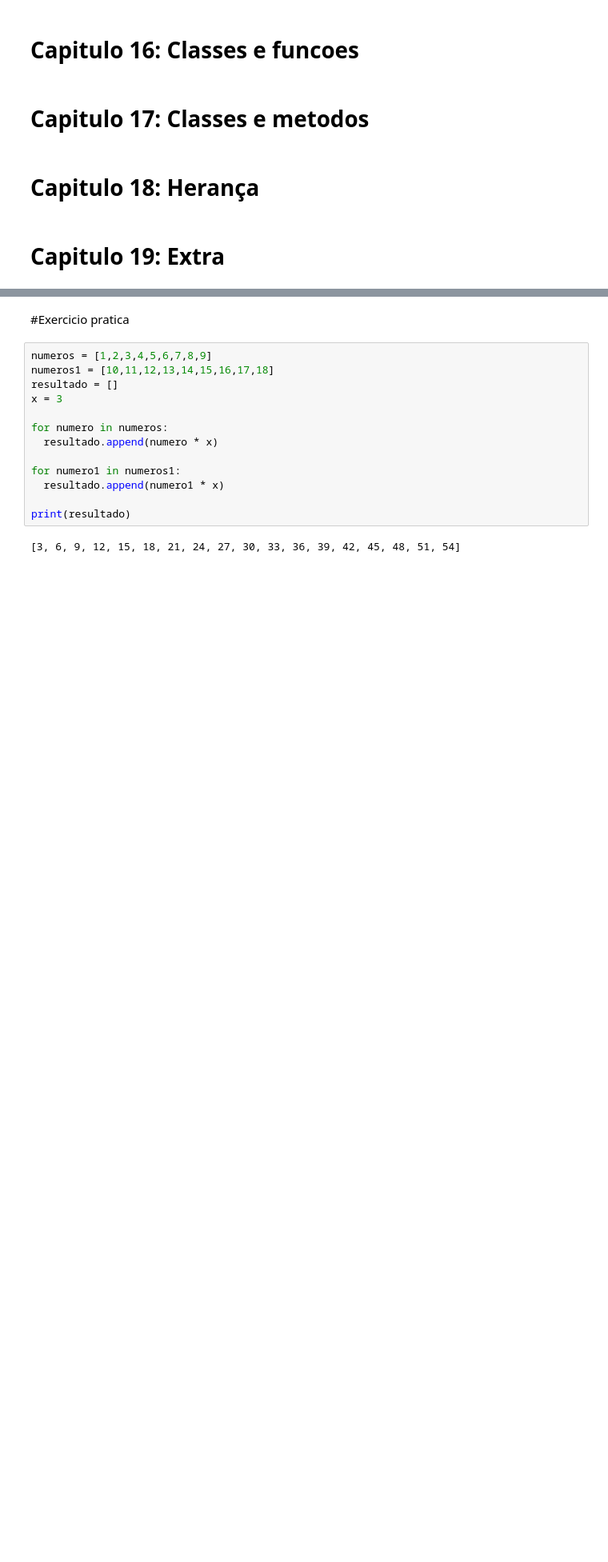
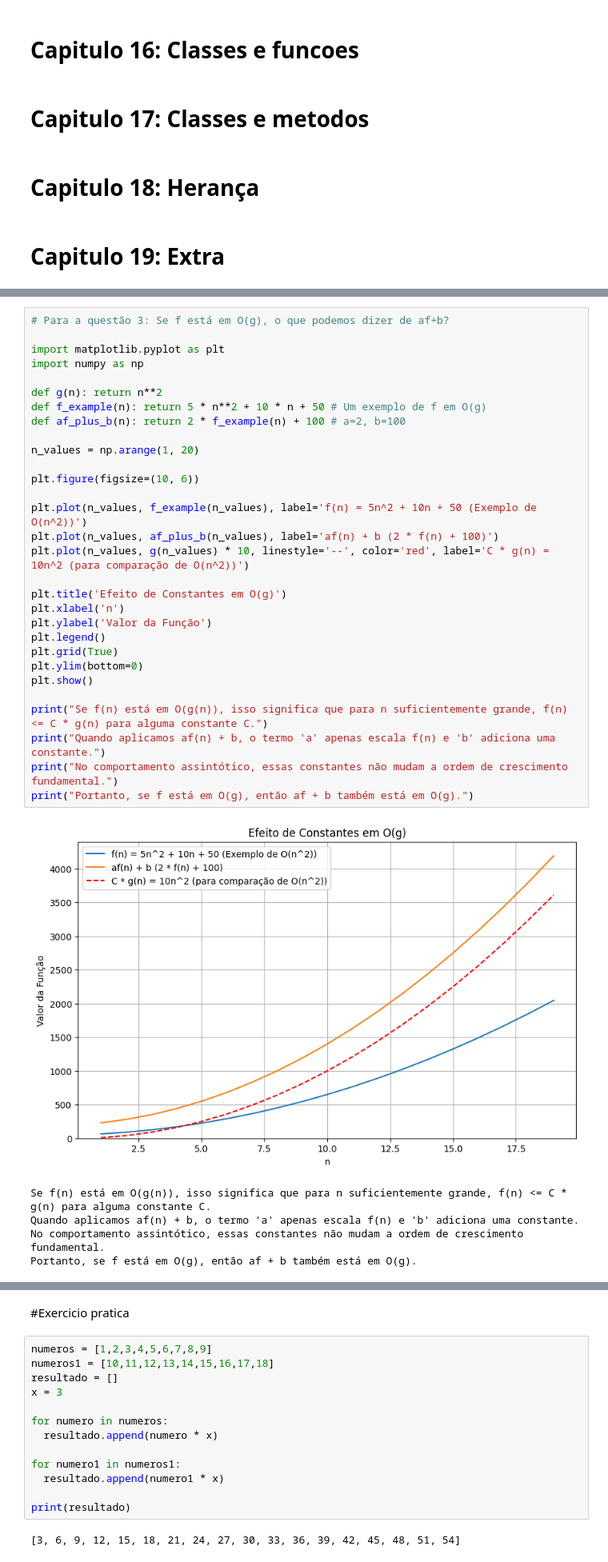
Before and after one commit to oviccenzo/pense-em-python-2-edicao-alien-downey, a Jupyter notebook: pense_em_python.ipynb, the cells around one changed output, grey strips where cells are left out. Shown at 80% size. Cells and saved outputs as stored; diff of their text form; blank space fills up the shorter version.

```diff
--- a/pense_em_python.ipynb
+++ b/pense_em_python.ipynb
@@ -1611,0 +2407,36 @@ Digite qualquer número: 3
+# %%
+# Para a questão 3: Se f está em O(g), o que podemos dizer de af+b?
+
+import matplotlib.pyplot as plt
+import numpy as np
+
+def g(n): return n**2
+def f_example(n): return 5 * n**2 + 10 * n + 50 # Um exemplo de f em O(g)
+def af_plus_b(n): return 2 * f_example(n) + 100 # a=2, b=100
+
+n_values = np.arange(1, 20)
+
+plt.figure(figsize=(10, 6))
+
+plt.plot(n_values, f_example(n_values), label='f(n) = 5n^2 + 10n + 50 (Exemplo de O(n^2))')
+plt.plot(n_values, af_plus_b(n_values), label='af(n) + b (2 * f(n) + 100)')
+plt.plot(n_values, g(n_values) * 10, linestyle='--', color='red', label='C * g(n) = 10n^2 (para comparação de O(n^2))')
+
+plt.title('Efeito de Constantes em O(g)')
+plt.xlabel('n')
+plt.ylabel('Valor da Função')
+plt.legend()
+plt.grid(True)
+plt.ylim(bottom=0)
+plt.show()
+
+print("Se f(n) está em O(g(n)), isso significa que para n suficientemente grande, f(n) <= C * g(n) para alguma constante C.")
+print("Quando aplicamos af(n) + b, o termo 'a' apenas escala f(n) e 'b' adiciona uma constante.")
+print("No comportamento assintótico, essas constantes não mudam a ordem de crescimento fundamental.")
+print("Portanto, se f está em O(g), então af + b também está em O(g).")
+# %% [output]
+[figure, added]
+Se f(n) está em O(g(n)), isso significa que para n suficientemente grande, f(n) <= C * g(n) para alguma constante C.
+Quando aplicamos af(n) + b, o termo 'a' apenas escala f(n) e 'b' adiciona uma constante.
+No comportamento assintótico, essas constantes não mudam a ordem de crescimento fundamental.
+Portanto, se f está em O(g), então af + b também está em O(g).
```
Also changed, not shown: parts of 149 cells of this notebook, 1 other file.
